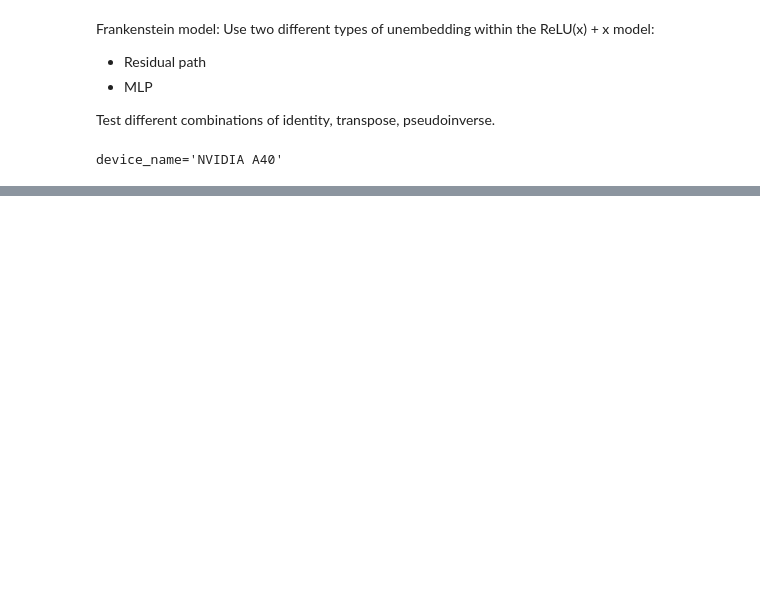
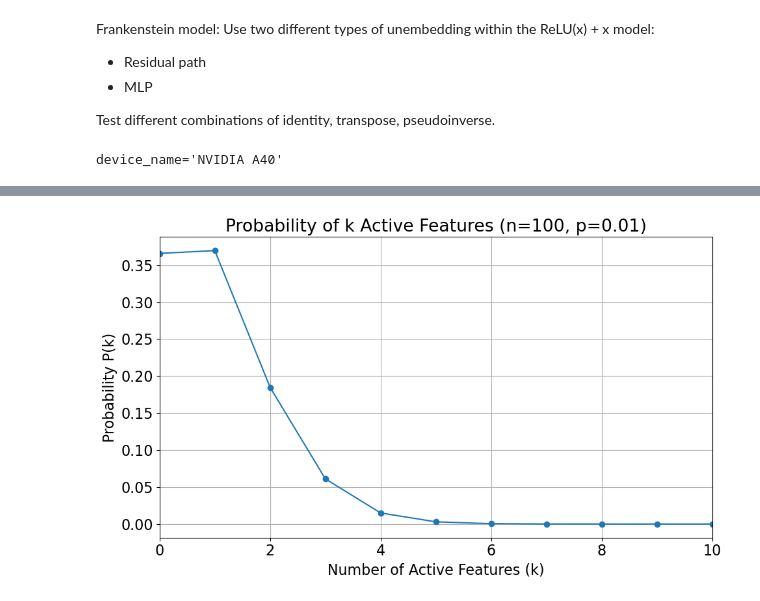
Before and after one commit to Stefan-Heimersheim/toy-model-of-computation-in-superposition, a Jupyter notebook: notebooks/frankenstein_model.ipynb, the cells around one changed output, grey strips where cells are left out. Cells and saved outputs as stored; diff of their text form; code cells hidden in the pictures; blank space fills up the shorter version.

```diff
--- a/notebooks/frankenstein_model.ipynb
+++ b/notebooks/frankenstein_model.ipynb
@@ -415,0 +429,26 @@ torch.Size([100, 100])
+# %%
+from scipy.stats import binom
+
+# Parameters
+n_features = 100   # total number of features
+p = 0.01           # probability each feature is active
+
+# Support: k = 0, 1, ..., n_features
+k = np.arange(n_features + 1)
+
+# Compute the binomial PMF: P(k active out of n_features)
+probs = binom.pmf(k, n_features, p)
+
+# Plot
+plt.figure(figsize=(10, 6))
+plt.plot(k, probs, marker='o', linestyle='-')
+plt.xlim(0,10)
+plt.xlabel("Number of Active Features (k)")
+plt.ylabel("Probability P(k)")
+plt.title(f"Probability of k Active Features (n={n_features}, p={p})")
+plt.grid(True)
+plt.tight_layout()
+plt.savefig('/workspace/prob_features_active_p001.png', dpi=300)
+plt.show()
+# %% [output]
+[figure, added]
```
Also changed, not shown: parts of 19 cells of this notebook.
